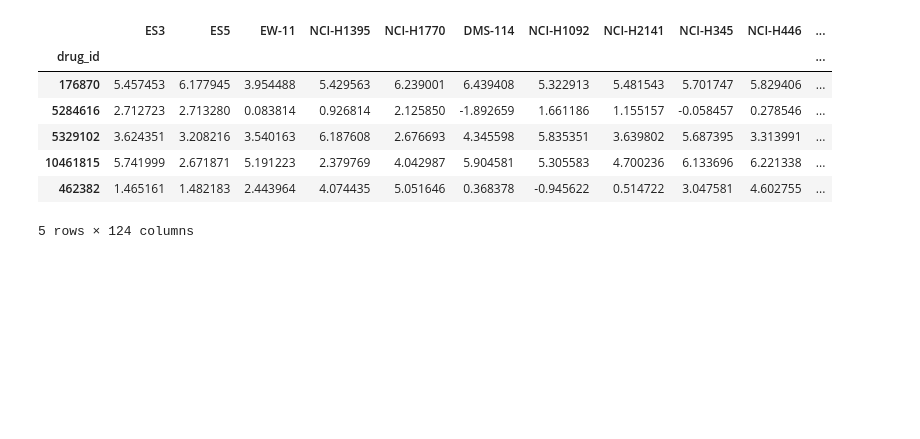
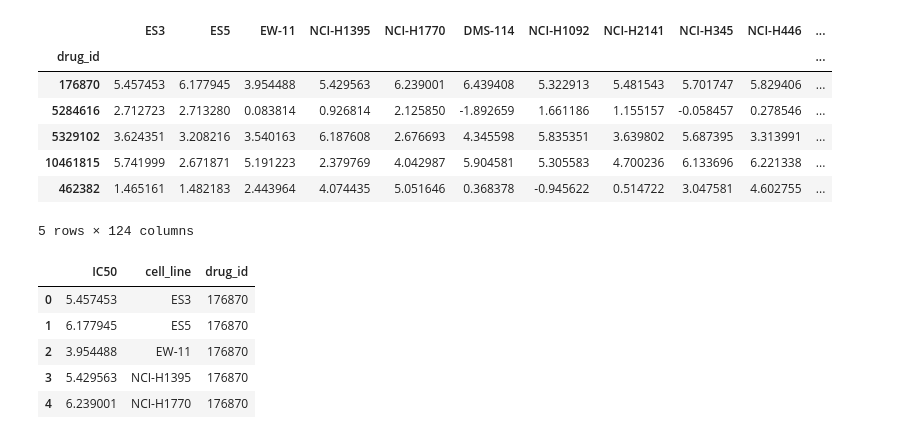
Before and after one commit to soerenetler/Cancer-Drug-Response-Prediction, a Jupyter notebook: Readata.ipynb, the cells around one changed output. Saved outputs shown, nothing was run; the diff lists cells and outputs as text; code cells hidden in the pictures; blank space fills up the shorter version.

```diff
--- a/Readata.ipynb
+++ b/Readata.ipynb
@@ -32,0 +53,9 @@ data.head()
+# %%
+df.head()
+# %% [output]
+|  | IC50 | cell_line | drug_id |
+| 0 | 5.457453 | ES3 | 176870 |
+| 1 | 6.177945 | ES5 | 176870 |
+| 2 | 3.954488 | EW-11 | 176870 |
+| 3 | 5.429563 | NCI-H1395 | 176870 |
+| 4 | 6.239001 | NCI-H1770 | 176870 |
```
Also changed, not shown: parts of 5 cells of this notebook, 2 other files.
